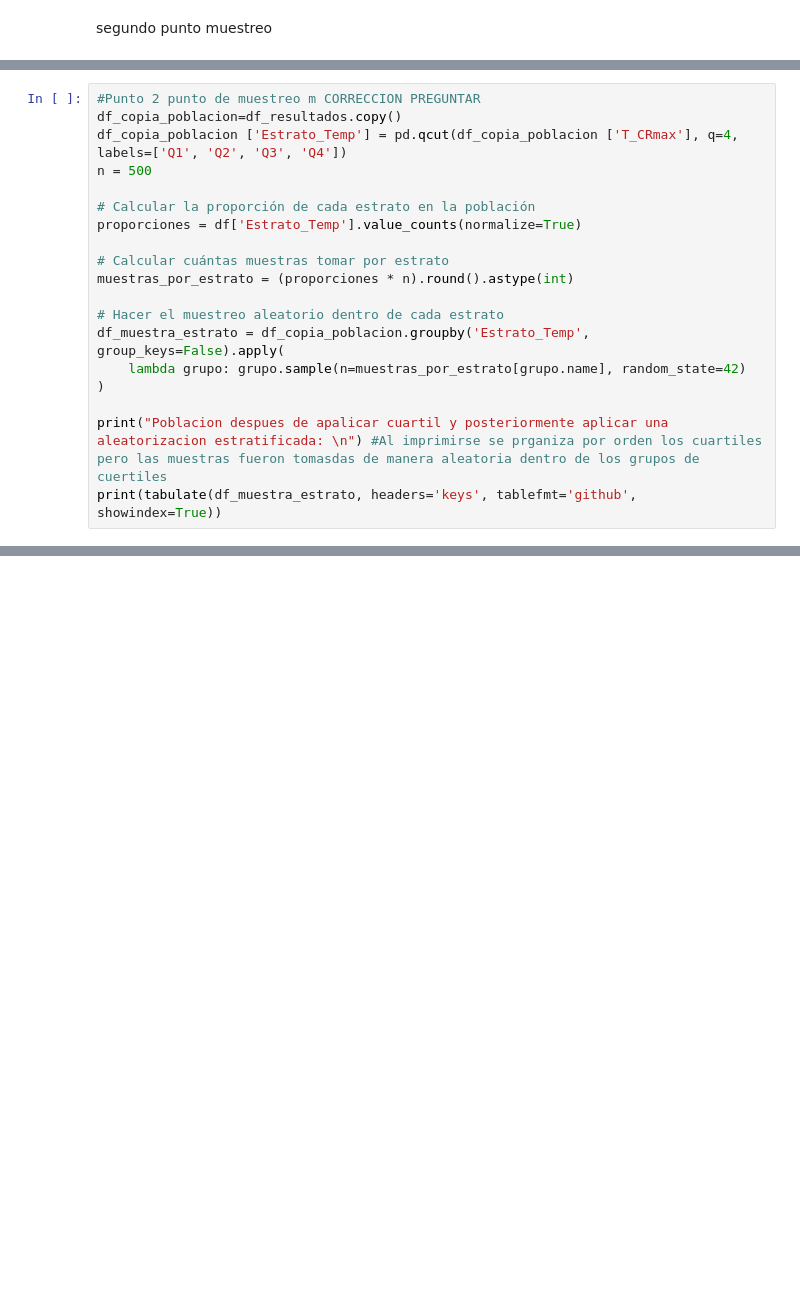
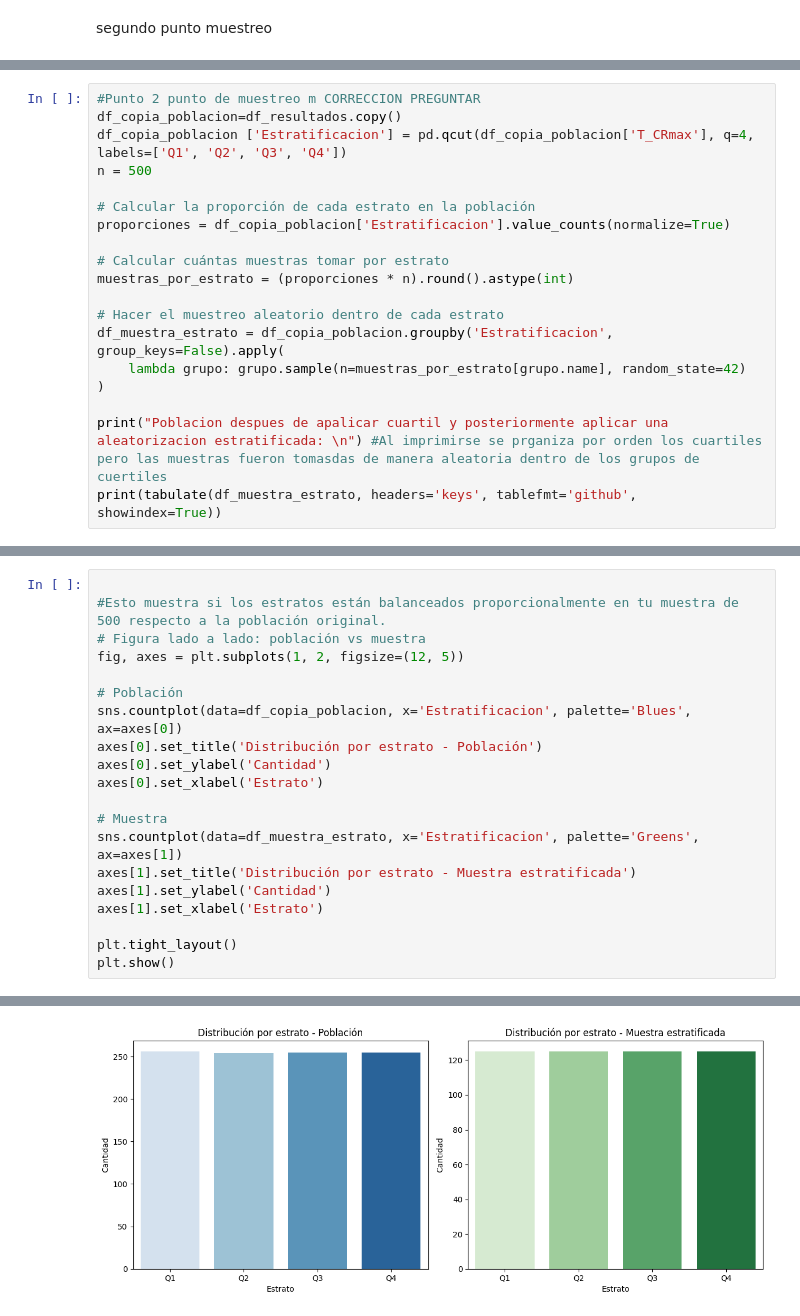
Before and after one commit to CarolinaTabordav/Proyecto-1-estad-stica, a Jupyter notebook: PROYECTO DE ESTADÍSTICA NOTEBOOK.ipynb, the cells around one changed output, grey strips where cells are left out. Cells and saved outputs as stored; diff of their text form; blank space fills up the shorter version.

```diff
--- a/PROYECTO DE ESTADÍSTICA NOTEBOOK.ipynb
+++ b/PROYECTO DE ESTADÍSTICA NOTEBOOK.ipynb
@@ -490,17 +522,17 @@ print(tabulate(df_copy, headers='keys', tablefmt='github', showindex=True))
 # %%
 #Punto 2 punto de muestreo m CORRECCION PREGUNTAR
 df_copia_poblacion=df_resultados.copy()
-df_copia_poblacion ['Estrato_Temp'] = pd.qcut(df_copia_poblacion ['T_CRmax'], q=4, labels=['Q1', 'Q2', 'Q3', 'Q4'])
+df_copia_poblacion ['Estratificacion'] = pd.qcut(df_copia_poblacion['T_CRmax'], q=4, labels=['Q1', 'Q2', 'Q3', 'Q4'])
 n = 500
 
 # Calcular la proporción de cada estrato en la población
-proporciones = df['Estrato_Temp'].value_counts(normalize=True)
+proporciones = df_copia_poblacion['Estratificacion'].value_counts(normalize=True)
 
 # Calcular cuántas muestras tomar por estrato
 muestras_por_estrato = (proporciones * n).round().astype(int)
 
 # Hacer el muestreo aleatorio dentro de cada estrato
-df_muestra_estrato = df_copia_poblacion.groupby('Estrato_Temp', group_keys=False).apply(
+df_muestra_estrato = df_copia_poblacion.groupby('Estratificacion', group_keys=False).apply(
     lambda grupo: grupo.sample(n=muestras_por_estrato[grupo.name], random_state=42)
 )
 
@@ -526,0 +559,21 @@ Poblacion despues de apalicar cuartil y posteriormente aplicar una aleatorizacio
+# %%
+
+#Esto muestra si los estratos están balanceados proporcionalmente en tu muestra de 500 respecto a la población original.
+# Figura lado a lado: población vs muestra
+fig, axes = plt.subplots(1, 2, figsize=(12, 5))
+
+# Población
+sns.countplot(data=df_copia_poblacion, x='Estratificacion', palette='Blues', ax=axes[0])
+axes[0].set_title('Distribución por estrato - Población')
+axes[0].set_ylabel('Cantidad')
+axes[0].set_xlabel('Estrato')
+
+# Muestra
+sns.countplot(data=df_muestra_estrato, x='Estratificacion', palette='Greens', ax=axes[1])
+axes[1].set_title('Distribución por estrato - Muestra estratificada')
+axes[1].set_ylabel('Cantidad')
+axes[1].set_xlabel('Estrato')
+
+plt.tight_layout()
+plt.show()
+# %% [output]
@@ -526,0 +587 @@ Poblacion despues de apalicar cuartil y posteriormente aplicar una aleatorizacio
+[figure, added]
```
Also changed, not shown: parts of 8 cells of this notebook.
